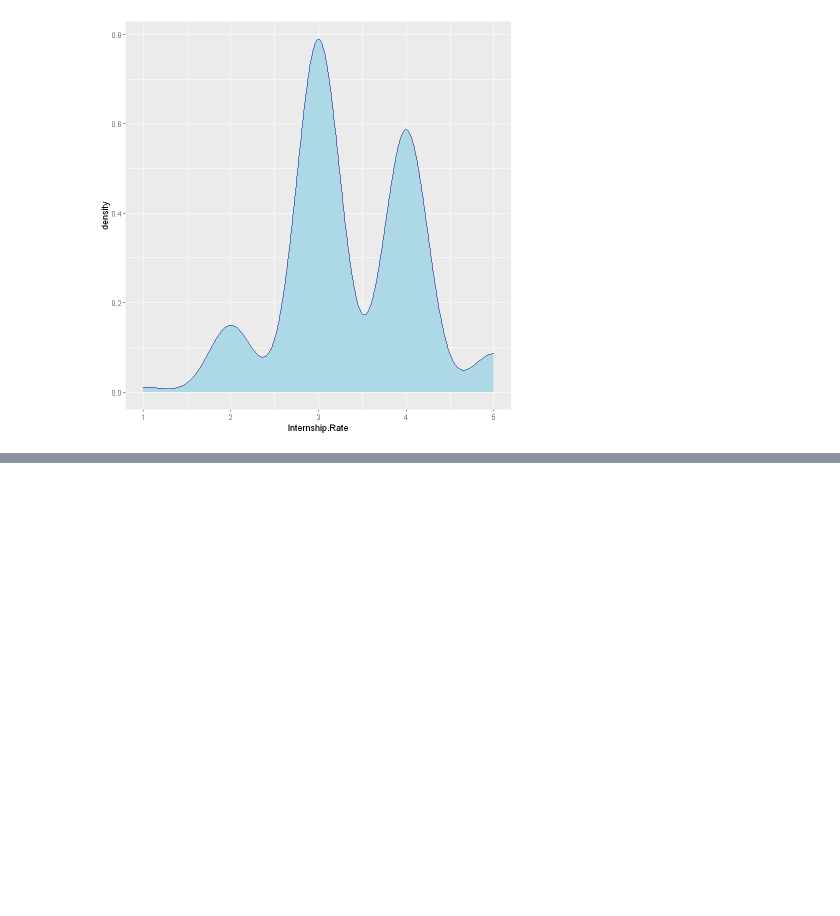
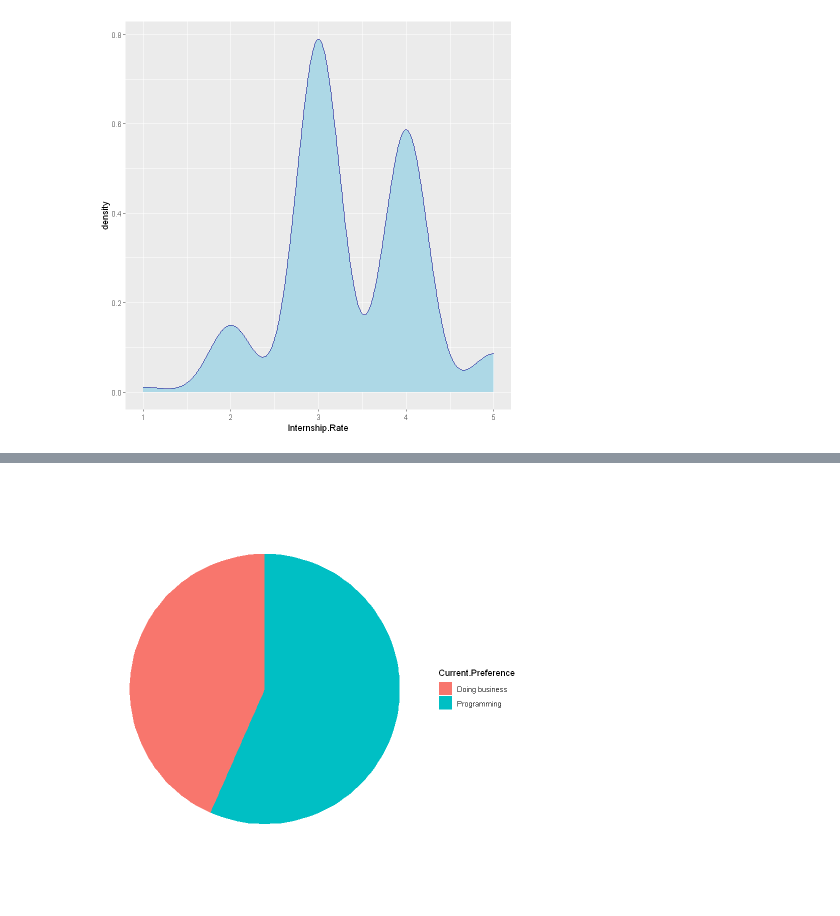
Before and after one commit to Sreythou/data-science-course, a Jupyter notebook: Assignment/EDA/EDA.ipynb, the cells around one changed output, grey strips where cells are left out. Cells and saved outputs as stored; diff of their text form; code cells hidden in the pictures; blank space fills up the shorter version.

```diff
--- a/Assignment/EDA/EDA.ipynb
+++ b/Assignment/EDA/EDA.ipynb
@@ -247,0 +278,10 @@ density
+# %%
+# Pie Chart Plotting
+
+pie <- dataset %>% ggplot(aes(x = "", y = "", fill = Current.Preference)) +
+  geom_bar(stat = "identity") +
+  coord_polar("y") +
+  theme_void()
+pie
+# %% [output]
+[figure, added]
```
Also changed, not shown: parts of 6 cells of this notebook, 1 other file.
